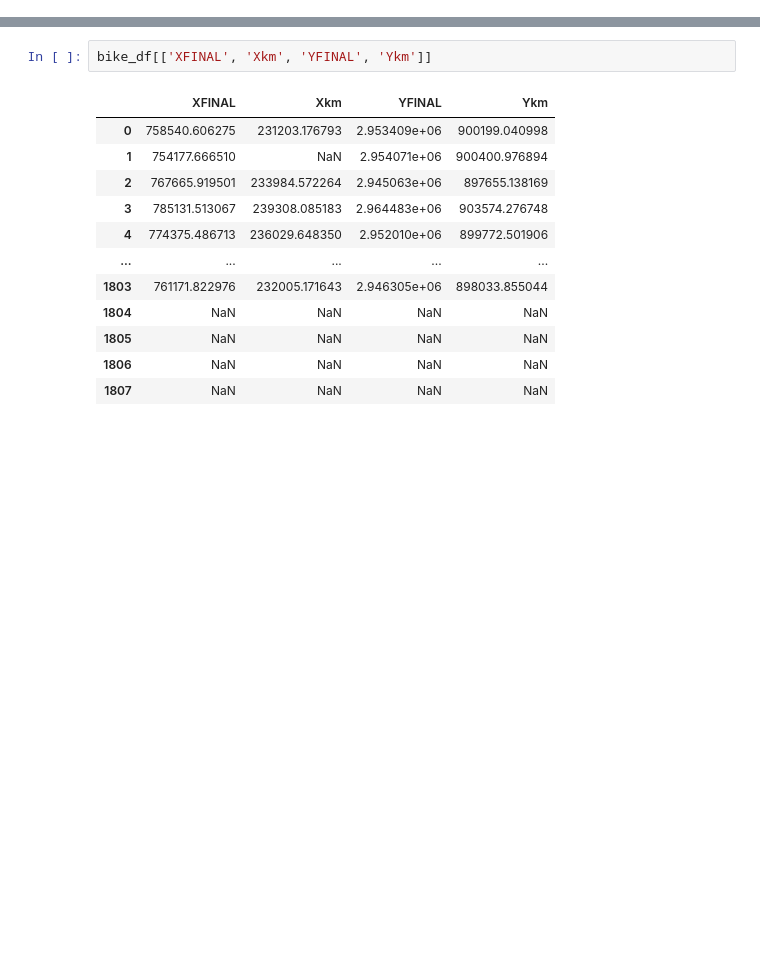
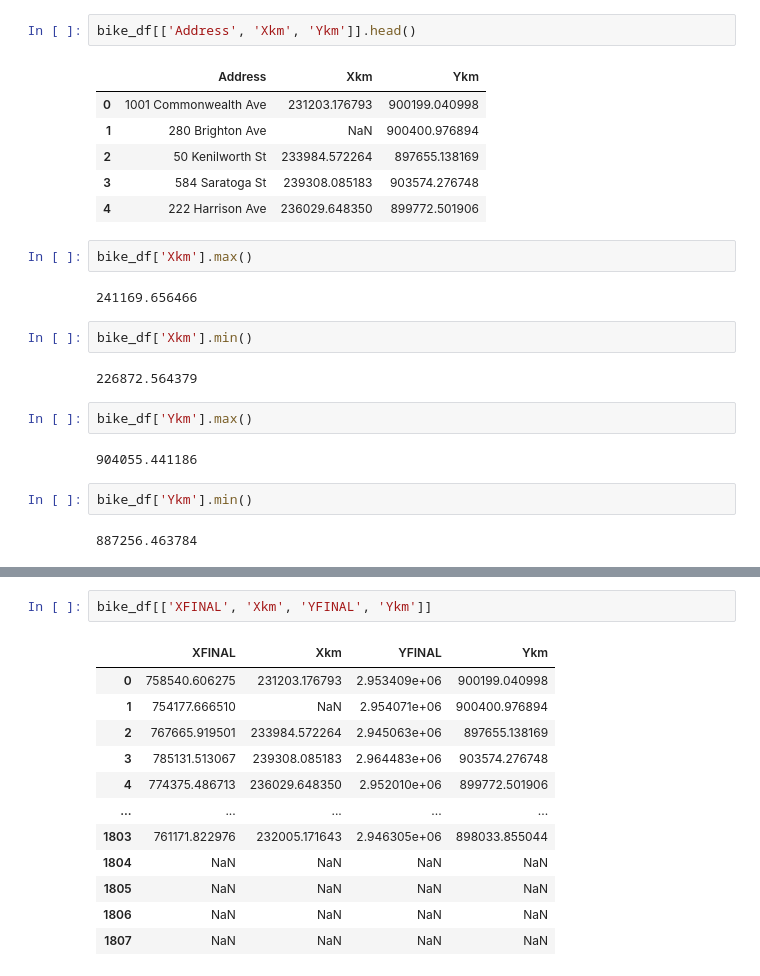
Before and after one commit to LinneaHarts/SpringBoard, a Jupyter notebook: capstone1/Accident Exploration.ipynb, the cells around one changed output, grey strips where cells are left out. Cells and saved outputs as stored; diff of their text form; blank space fills up the shorter version.

```diff
--- a/capstone1/Accident Exploration.ipynb
+++ b/capstone1/Accident Exploration.ipynb
@@ -12,0 +19,25 @@ bike_df = pd.read_excel('data/Final_Bike_Collision_Database.xlsx')
+# %%
+bike_df[['Address', 'Xkm', 'Ykm']].head()
+# %% [output]
+|  | Address | Xkm | Ykm |
+| 0 | 1001 Commonwealth Ave | 231203.176793 | 900199.040998 |
+| 1 | 280 Brighton Ave | NaN | 900400.976894 |
+| 2 | 50 Kenilworth St | 233984.572264 | 897655.138169 |
+| 3 | 584 Saratoga St | 239308.085183 | 903574.276748 |
+| 4 | 222 Harrison Ave | 236029.648350 | 899772.501906 |
+# %%
+bike_df['Xkm'].max()
+# %% [output]
+241169.656466
+# %%
+bike_df['Xkm'].min()
+# %% [output]
+226872.564379
+# %%
+bike_df['Ykm'].max()
+# %% [output]
+904055.441186
+# %%
+bike_df['Ykm'].min()
+# %% [output]
+887256.463784
```
Also changed, not shown: parts of 4 cells of this notebook, 1 other file.
